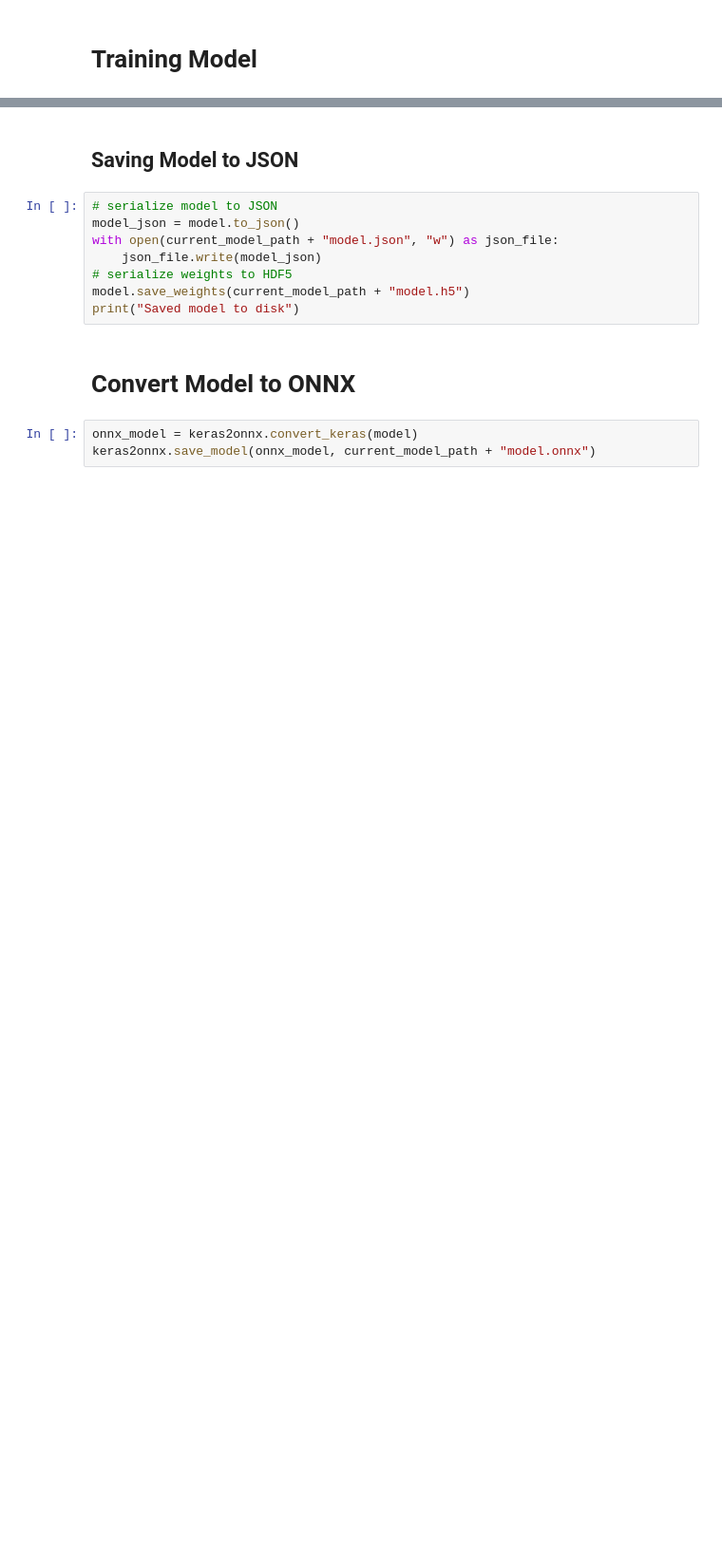
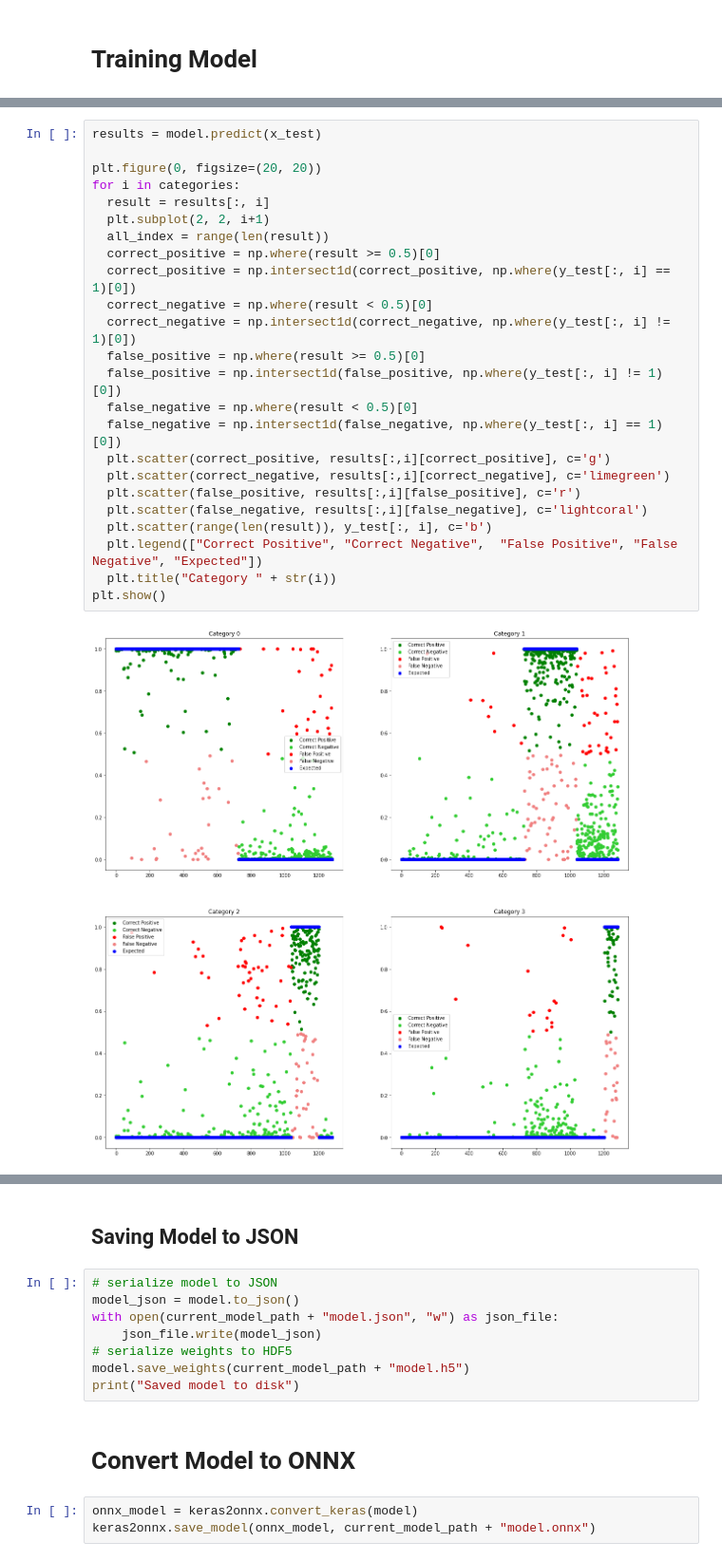
Before and after one commit to Gabor132/QuarantineSportsClassifier, a Jupyter notebook: src/QuarantineSportsLSTMModel.ipynb, the cells around one changed output, grey strips where cells are left out. Shown: that part at 95% size. Cells and saved outputs as stored; diff of their text form; blank space fills up the shorter version.

```diff
--- a/src/QuarantineSportsLSTMModel.ipynb
+++ b/src/QuarantineSportsLSTMModel.ipynb
@@ -189,3 +268,29 @@ model.fit(x_train, y_train, epochs=100, batch_size=50, verbose=1, validation_dat
+# %%
+results = model.predict(x_test)
+
+plt.figure(0, figsize=(20, 20))
+for i in categories:
+  result = results[:, i]
+  plt.subplot(2, 2, i+1)
+  all_index = range(len(result))
+  correct_positive = np.where(result >= 0.5)[0]
+  correct_positive = np.intersect1d(correct_positive, np.where(y_test[:, i] == 1)[0])
+  correct_negative = np.where(result < 0.5)[0]
+  correct_negative = np.intersect1d(correct_negative, np.where(y_test[:, i] != 1)[0])
+  false_positive = np.where(result >= 0.5)[0]
+  false_positive = np.intersect1d(false_positive, np.where(y_test[:, i] != 1)[0])
+  false_negative = np.where(result < 0.5)[0]
+  false_negative = np.intersect1d(false_negative, np.where(y_test[:, i] == 1)[0])
+  plt.scatter(correct_positive, results[:,i][correct_positive], c='g')
+  plt.scatter(correct_negative, results[:,i][correct_negative], c='limegreen')
+  plt.scatter(false_positive, results[:,i][false_positive], c='r')
+  plt.scatter(false_negative, results[:,i][false_negative], c='lightcoral')
+  plt.scatter(range(len(result)), y_test[:, i], c='b')
+  plt.legend(["Correct Positive", "Correct Negative",  "False Positive", "False Negative", "Expected"])
+  plt.title("Category " + str(i))
+plt.show()
+# %% [output]
+[figure, added]
 # %%
 print('\n# Evaluate')
 result = model.evaluate(x_test, y_test, batch_size=1, verbose=1)
```
Also changed, not shown: parts of 13 cells of this notebook.
